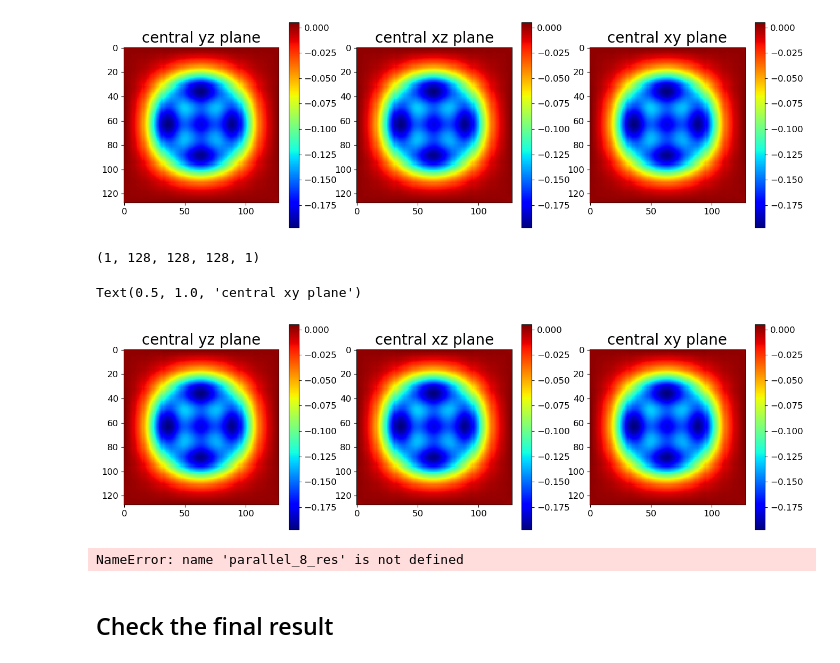
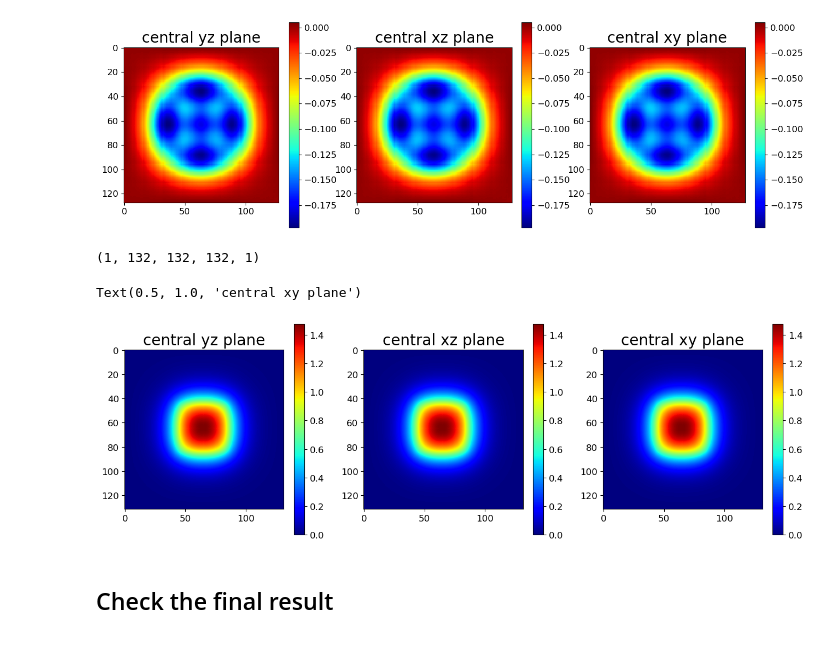
Before and after one commit to shuheng-mo/simultas, a Jupyter notebook: examples/master/parallel_multigrid_3D.ipynb, the cells around one changed output. Drawn from its saved outputs; the diff is of its cells as text; code cells hidden in the pictures.

```diff
--- a/examples/master/parallel_multigrid_3D.ipynb
+++ b/examples/master/parallel_multigrid_3D.ipynb
@@ -964,48 +968,43 @@ plt.title('central xy plane',fontsize=20)
 Text(0.5, 1.0, 'central xy plane')
 [figure]
 # %%
-p_res_1 = np.load('parallel_residuals/parallel_multigrid_3d_res_0.npy')
-p_res_2 = np.load('parallel_residuals/parallel_multigrid_3d_res_1.npy')
-p_res_3 = np.load('parallel_residuals/parallel_multigrid_3d_res_2.npy')
-p_res_4 = np.load('parallel_residuals/parallel_multigrid_3d_res_3.npy')
-p_res_5 = np.load('parallel_residuals/parallel_multigrid_3d_res_4.npy')
-p_res_6 = np.load('parallel_residuals/parallel_multigrid_3d_res_5.npy')
-p_res_7 = np.load('parallel_residuals/parallel_multigrid_3d_res_6.npy')
-p_res_8 = np.load('parallel_residuals/parallel_multigrid_3d_res_7.npy')
+p_res_1 = np.load('parallel_out/parallel_AD_multigrid_3D_result_proc_0.npy')
+p_res_2 = np.load('parallel_out/parallel_AD_multigrid_3D_result_proc_1.npy')
+p_res_3 = np.load('parallel_out/parallel_AD_multigrid_3D_result_proc_2.npy')
+p_res_4 = np.load('parallel_out/parallel_AD_multigrid_3D_result_proc_3.npy')
+p_res_5 = np.load('parallel_out/parallel_AD_multigrid_3D_result_proc_4.npy')
+p_res_6 = np.load('parallel_out/parallel_AD_multigrid_3D_result_proc_5.npy')
+p_res_7 = np.load('parallel_out/parallel_AD_multigrid_3D_result_proc_6.npy')
+p_res_8 = np.load('parallel_out/parallel_AD_multigrid_3D_result_proc_7.npy')
 
 temp1 = np.concatenate([p_res_1,p_res_2], axis = 3)
 temp2 = np.concatenate([p_res_3,p_res_4], axis = 3)
 level_1 = np.concatenate([temp1, temp2], axis = 2)
 
 temp3 = np.concatenate([p_res_5,p_res_6], axis = 3)
 temp4 = np.concatenate([p_res_7,p_res_8], axis = 3)
 level_2 = np.concatenate([temp3, temp4], axis = 2)
 
 parallel_8_res = np.concatenate([level_1,level_2], axis=1)
 print(parallel_8_res.shape)
 
 fig, ax = plt.subplots(1,3, figsize=[16,5])
 plt.subplot(1,3,1)
 plt.imshow(parallel_8_res[0,:,:,63,0], cmap='jet')
 plt.colorbar()
 plt.title('central yz plane',fontsize=20)
 plt.subplot(1,3,2)
 plt.imshow(parallel_8_res[0,:,63,:,0], cmap='jet')
 plt.colorbar()
 plt.title('central xz plane',fontsize=20)
 plt.subplot(1,3,3)
 plt.imshow(parallel_8_res[0,63,:,:,0], cmap='jet')
 plt.colorbar()
 plt.title('central xy plane',fontsize=20)
 # %% [output]
-(1, 128, 128, 128, 1)
+(1, 132, 132, 132, 1)
 Text(0.5, 1.0, 'central xy plane')
-[figure, old version]
+[figure, new version]
-# %%
-# absolute error
-np.sum(np.abs(serial_res.squeeze() - parallel_8_res.squeeze()))
-# %% [output]
-NameError: name 'parallel_8_res' is not defined
 # %% [markdown]
 ## Check the final result
 # %%
```
Also changed, not shown: parts of 5 cells of this notebook, 3 other files.
